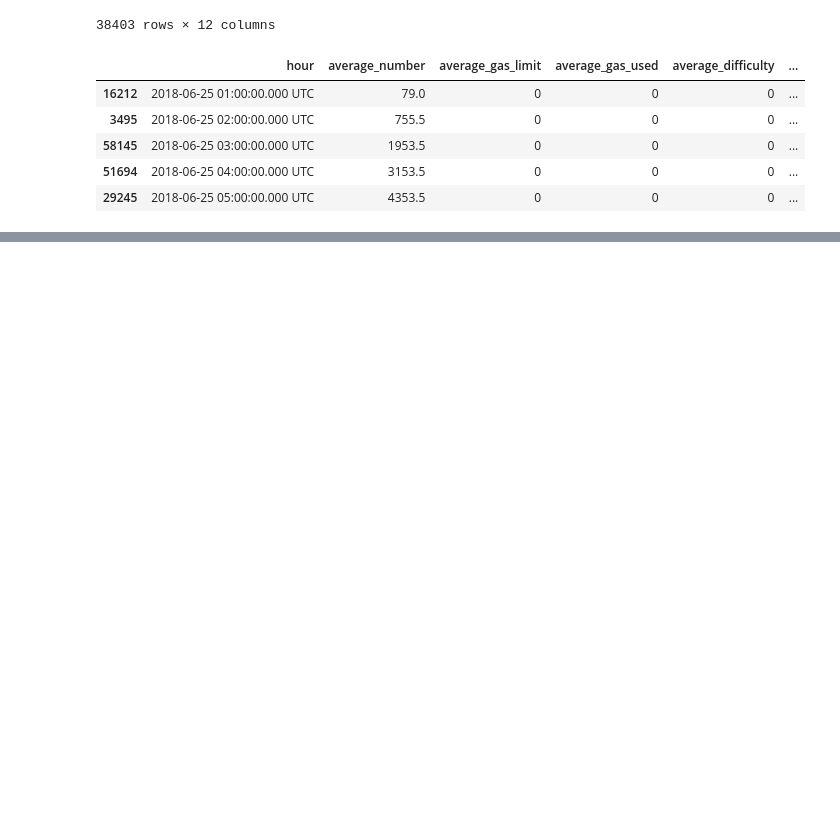
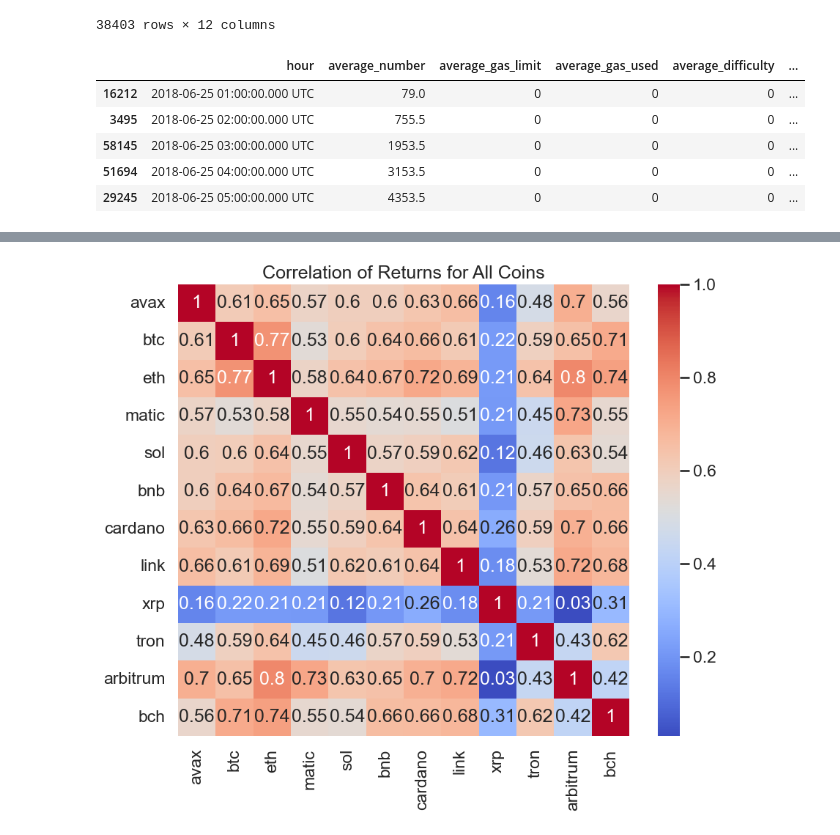
Before and after one commit to Kunj121/QTSFinalProject, a Jupyter notebook: Graph_Analysis/Graph_Analysis.ipynb, the cells around one changed output, grey strips where cells are left out. Cells and saved outputs as stored; diff of their text form; code cells hidden in the pictures; blank space fills up the shorter version.

```diff
--- a/Graph_Analysis/Graph_Analysis.ipynb
+++ b/Graph_Analysis/Graph_Analysis.ipynb
@@ -32,6 +32,7 @@ link_df   = load_and_prepare_data("../data/hourly_crypto_data/link_hourly.csv",
 xrp_df   = load_and_prepare_data("../data/hourly_crypto_data/xrp_hourly.csv",   "xrp")
 tron_df   = load_and_prepare_data("../data/hourly_crypto_data/tron_hourly.csv",   "tron")
 arbitrum_df   = load_and_prepare_data("../data/hourly_crypto_data/arbitrum_hourly.csv",   "arbitrum")
+bch_df   = load_and_prepare_data("../data/hourly_crypto_data/bch_hourly.csv",   "bch")
 # %%
 avax_df.head()
 # %% [output]
@@ -137,7 +138,8 @@ dfs = [
     link_df[['time', 'link_return']],
     xrp_df[['time', 'xrp_return']],
     tron_df[['time', 'tron_return']],
-    arbitrum_df[['time', 'arbitrum_return']]
+    arbitrum_df[['time', 'arbitrum_return']],
+    bch_df[['time', 'bch_return']]
 ]
 
 all_returns_df = reduce(lambda left, right: pd.merge(left, right, on='time', how='outer'), dfs)
@@ -862,0 +865,18 @@ plot_timeseries(df_average_difficulty_all, "Average Difficulty")
+# %%
+def plot_return_correlations(df, return_columns=None, title='Correlation of Returns', figsize=(10, 8)):
+    if return_columns is None:
+        return_columns = df.columns
+
+    corr_matrix = df[return_columns].corr()
+
+    corr_matrix.columns = corr_matrix.columns.str.replace('_return', '')
+    corr_matrix.index = corr_matrix.index.str.replace('_return', '')
+
+    plt.figure(figsize=figsize)
+    sns.heatmap(corr_matrix, annot=True, cmap='coolwarm', square=True)
+    plt.title(title)
+    plt.show()
+
+plot_return_correlations(all_returns_df, title='Correlation of Returns for All Coins')
+# %% [output]
+[figure, added]
```
Also changed, not shown: parts of 2 cells of this notebook.
